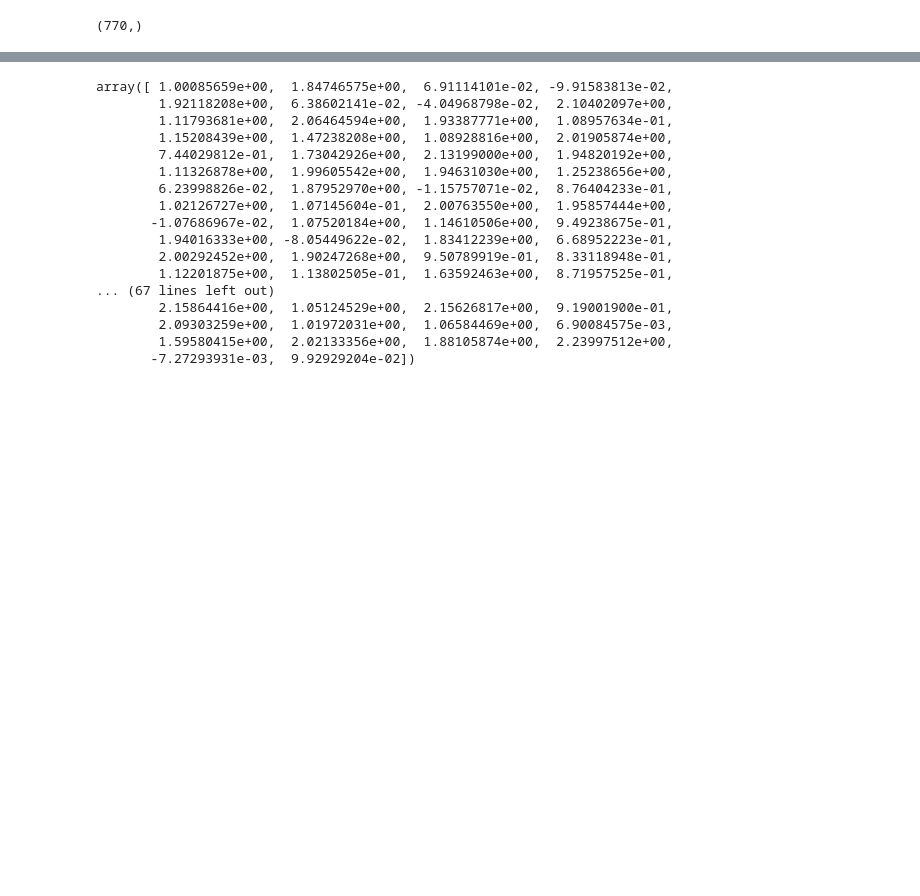
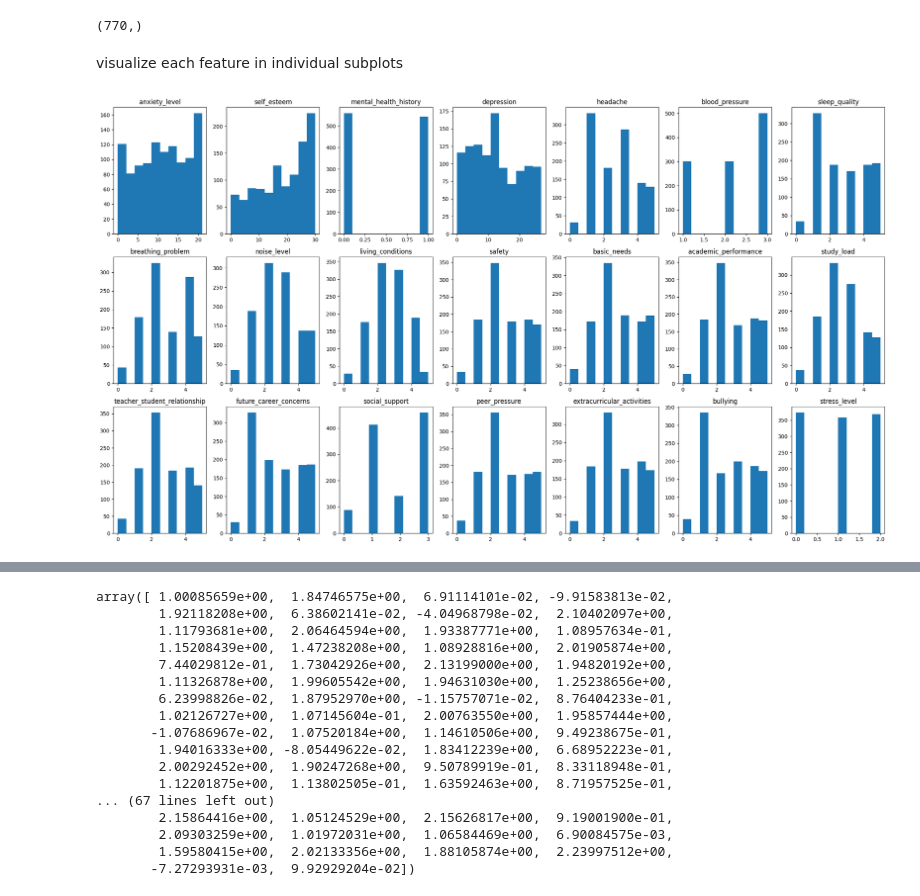
Before and after one commit to thasniazeez/PROGRAM, a Jupyter notebook: stresslevel.ipynb, the cells around one changed output, grey strips where cells are left out. Saved outputs shown, nothing was run; the diff lists cells and outputs as text; code cells hidden in the pictures; blank space fills up the shorter version.

```diff
--- a/stresslevel.ipynb
+++ b/stresslevel.ipynb
@@ -114,0 +115,18 @@ y_train.shape
+# %% [markdown]
+visualize each feature in individual subplots
+# %%
+import matplotlib.pyplot as plt
+
+fig, axs = plt.subplots(3, 7, figsize=(21, 12))
+
+column_names = df.columns.tolist()
+for i, ax in enumerate(axs.flatten()):
+    if i < len(column_names):
+        ax.hist(df[column_names[i]])
+        ax.set_title(column_names[i])
+
+plt.tight_layout()
+
+plt.show()
+# %% [output]
+[figure, added]
```
Also changed, not shown: parts of 22 cells of this notebook.
